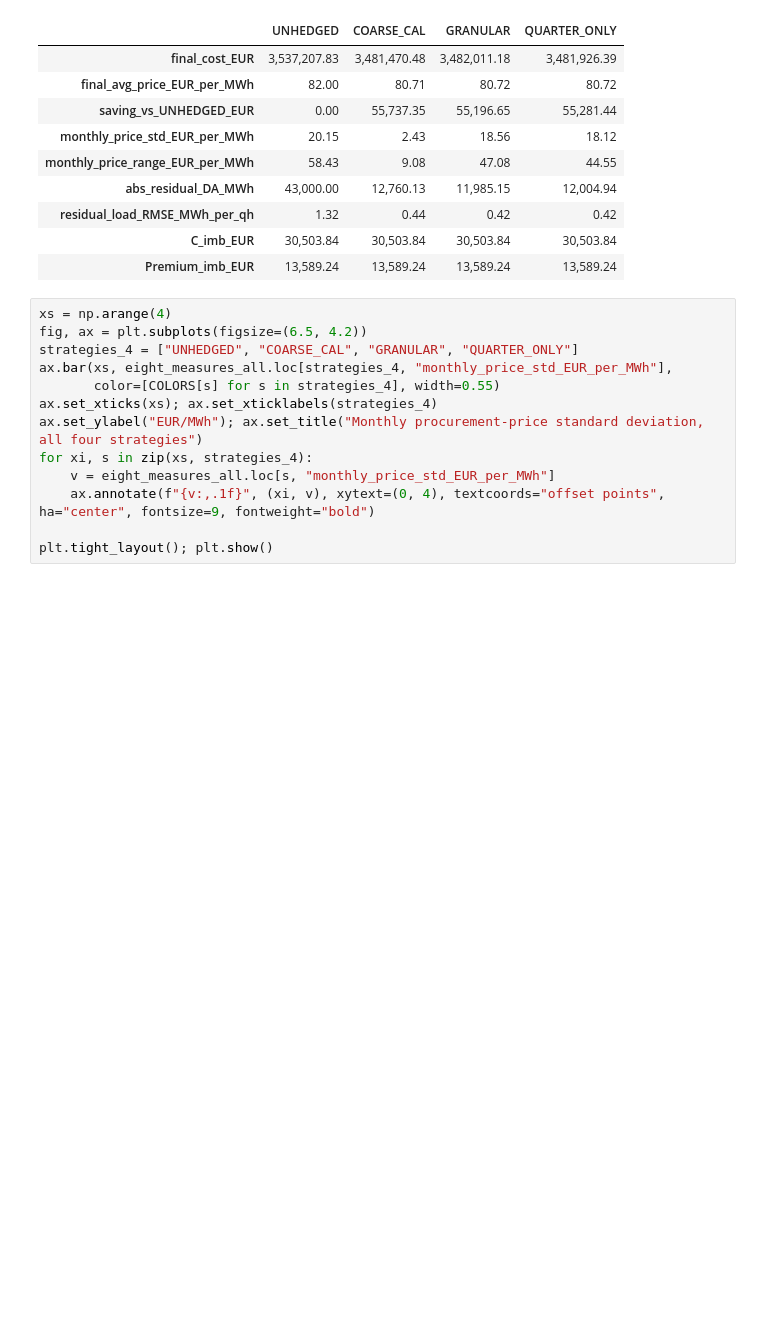
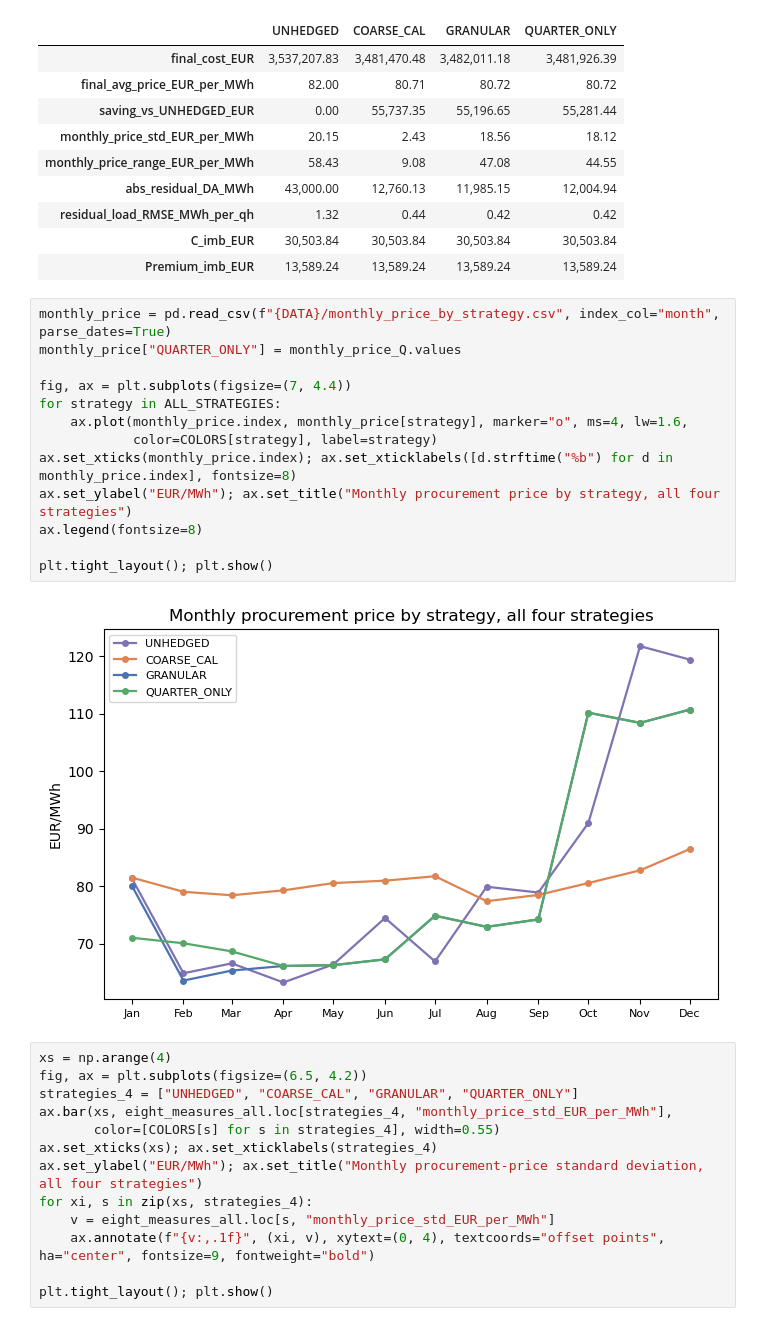
Before and after one commit to OSSI212/power-markets-hedging-final, a Jupyter notebook: notebooks/8_extensions_pricing.ipynb, the cells around one changed output. Saved outputs shown, nothing was run; the diff lists cells and outputs as text; blank space fills up the shorter version.

```diff
--- a/notebooks/8_extensions_pricing.ipynb
+++ b/notebooks/8_extensions_pricing.ipynb
@@ -557,6 +557,21 @@ eight_measures_all.T
 | residual_load_RMSE_MWh_per_qh | 1.32 | 0.44 | 0.42 | 0.42 |
 | C_imb_EUR | 30,503.84 | 30,503.84 | 30,503.84 | 30,503.84 |
 | Premium_imb_EUR | 13,589.24 | 13,589.24 | 13,589.24 | 13,589.24 |
+# %%
+monthly_price = pd.read_csv(f"{DATA}/monthly_price_by_strategy.csv", index_col="month", parse_dates=True)
+monthly_price["QUARTER_ONLY"] = monthly_price_Q.values
+
+fig, ax = plt.subplots(figsize=(7, 4.4))
+for strategy in ALL_STRATEGIES:
+    ax.plot(monthly_price.index, monthly_price[strategy], marker="o", ms=4, lw=1.6,
+            color=COLORS[strategy], label=strategy)
+ax.set_xticks(monthly_price.index); ax.set_xticklabels([d.strftime("%b") for d in monthly_price.index], fontsize=8)
+ax.set_ylabel("EUR/MWh"); ax.set_title("Monthly procurement price by strategy, all four strategies")
+ax.legend(fontsize=8)
+
+plt.tight_layout(); plt.show()
+# %% [output]
+[figure, added]
 # %%
 xs = np.arange(4)
 fig, ax = plt.subplots(figsize=(6.5, 4.2))
```
Also changed, not shown: 2 other files.
